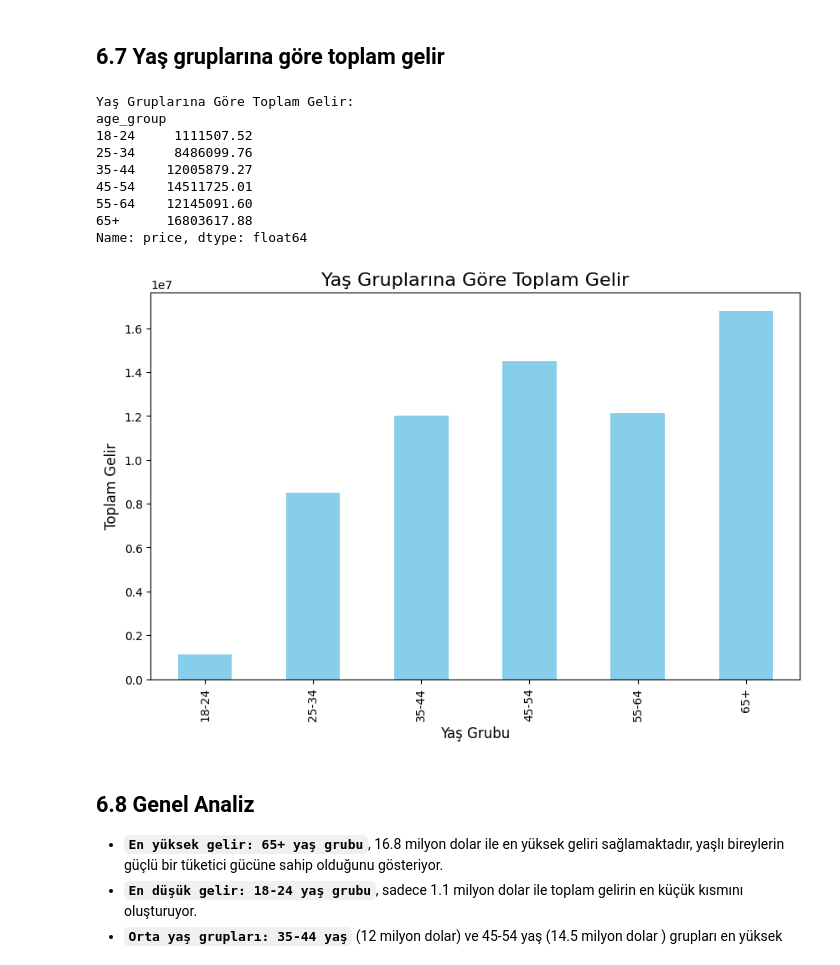
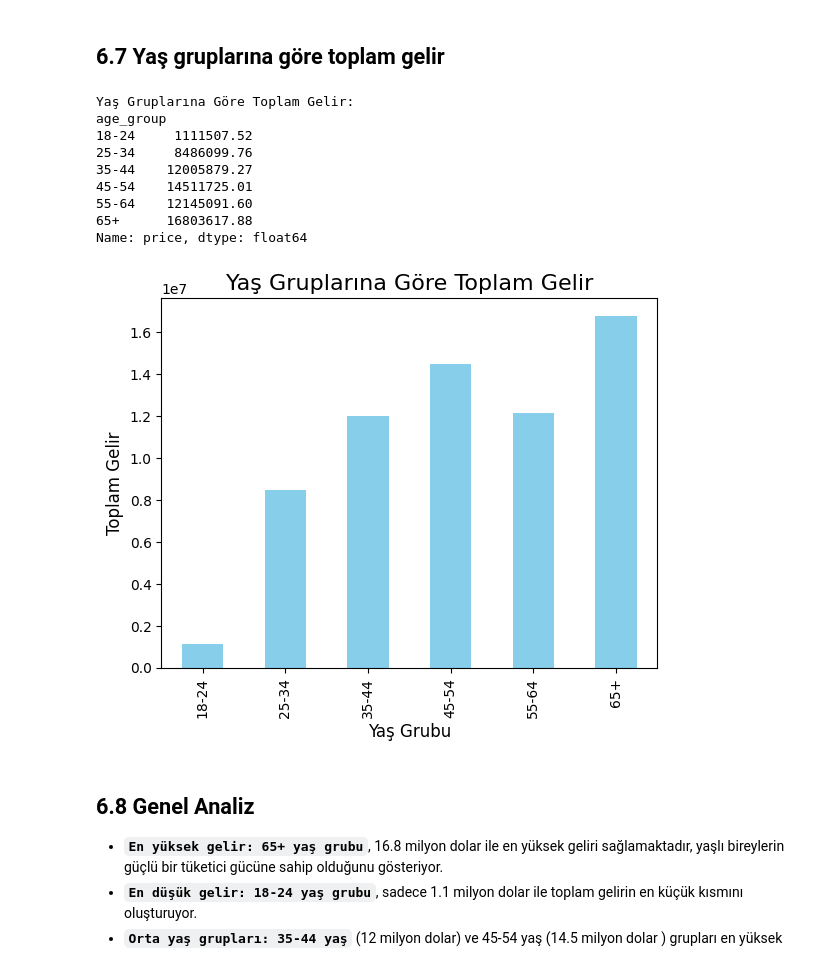
Before and after one commit to serkancakmakk/kaggle, a Jupyter notebook: Kaggle Notebook | Notebook - Aygaz Veri Analizi.ipynb, the cells around one changed output. Saved outputs shown, nothing was run; the diff lists cells and outputs as text; code cells hidden in the pictures.

```diff
--- a/Kaggle Notebook | Notebook - Aygaz Veri Analizi.ipynb
+++ b/Kaggle Notebook | Notebook - Aygaz Veri Analizi.ipynb
@@ -707,33 +703,25 @@ plt.show()
 ## 6.7 Yaş gruplarına göre toplam gelir
 # %%
 total_income_by_age_group = df.groupby('age_group')['price'].sum() # 5 . 1 de age_group tanımlandı.
-
-# Sonuçları yazdırma
 print("Yaş Gruplarına Göre Toplam Gelir:")
 print(total_income_by_age_group)
 
-# Yaş gruplarına göre toplam geliri bar grafiği ile gösterme
-plt.figure(figsize=(10, 6))
 total_income_by_age_group.plot(kind='bar', color='skyblue')
-
-# Başlık ve etiketler
 plt.title('Yaş Gruplarına Göre Toplam Gelir', fontsize=16)
 plt.xlabel('Yaş Grubu', fontsize=12)
 plt.ylabel('Toplam Gelir', fontsize=12)
-
-# Grafiği gösterme
 plt.show()
 # %% [output]
 Yaş Gruplarına Göre Toplam Gelir:
 age_group
 18-24     1111507.52
 25-34     8486099.76
 35-44    12005879.27
 45-54    14511725.01
 55-64    12145091.60
 65+      16803617.88
 Name: price, dtype: float64
-[figure, old version]
+[figure, new version]
 # %% [markdown]
 ## 6.8 Genel Analiz
  - **`En yüksek gelir: 65+ yaş grubu`**, 16.8 milyon dolar ile en yüksek geliri sağlamaktadır, yaşlı bireylerin güçlü bir tüketici gücüne sahip olduğunu gösteriyor.
```
Also changed, not shown: parts of 32 cells of this notebook.
